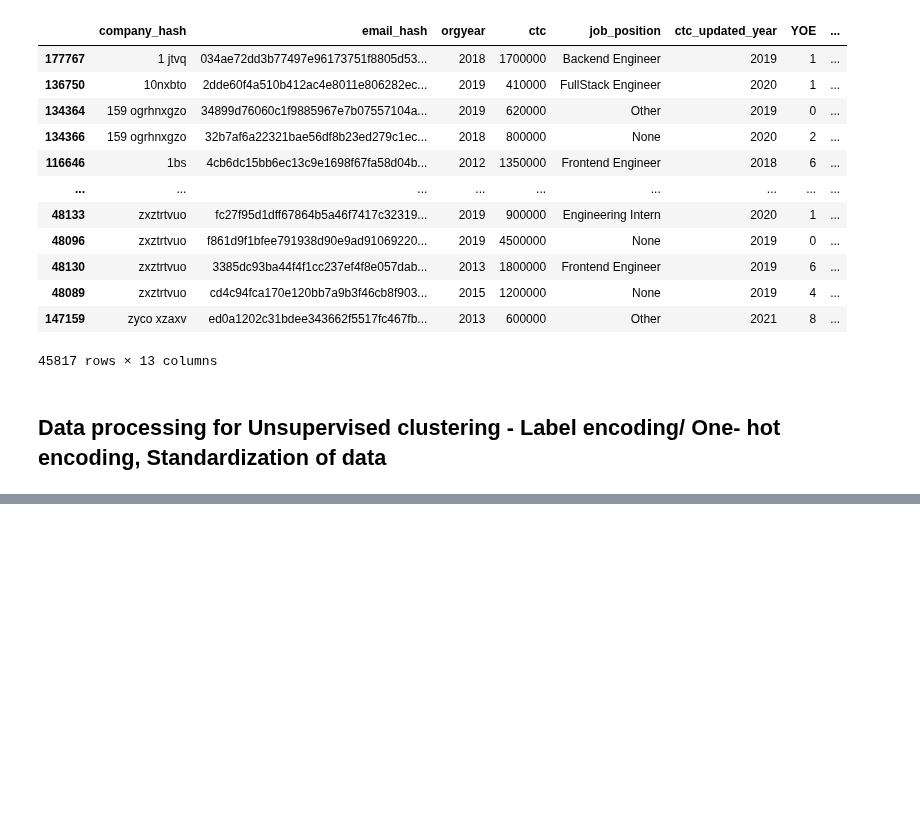
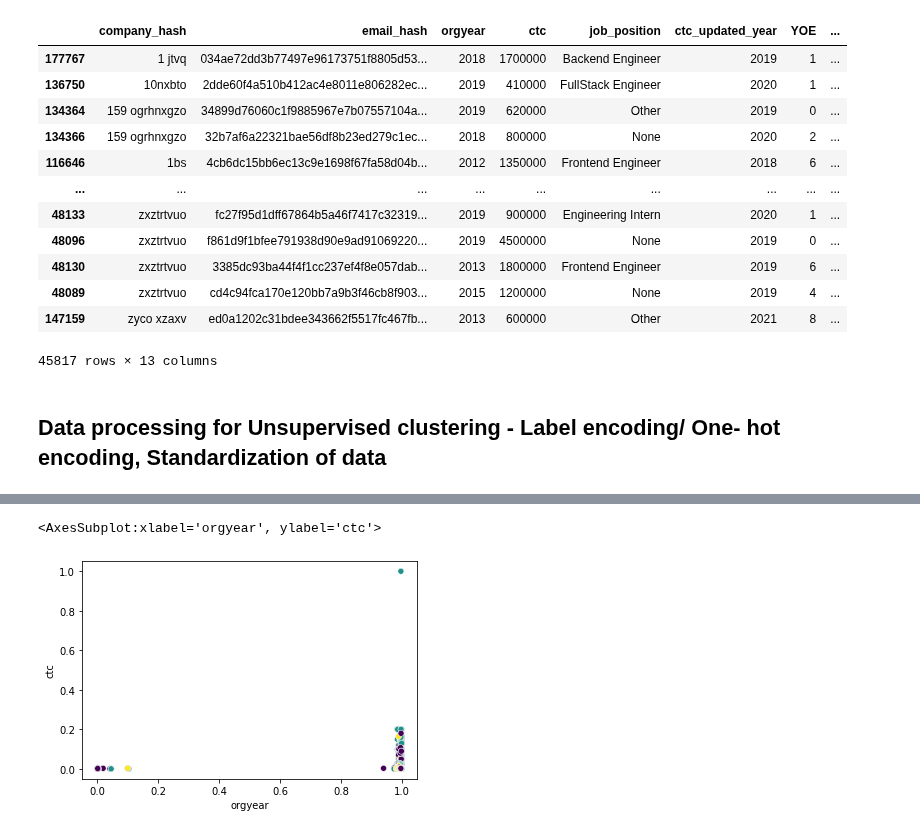
Before and after one commit to anidec25/Linear-Regression, a Jupyter notebook: clustering/scalar.ipynb, the cells around one changed output, grey strips where cells are left out. Saved outputs shown, nothing was run; the diff lists cells and outputs as text; code cells hidden in the pictures; blank space fills up the shorter version.

```diff
--- a/clustering/scalar.ipynb
+++ b/clustering/scalar.ipynb
@@ -829,0 +945,6 @@ df_agg.sort_values(by=['company_hash'],ascending=True)
+# %%
+
+sns.scatterplot(clusters['orgyear'],clusters['ctc'], c=clusters['label'])
+# %% [output]
+<AxesSubplot:xlabel='orgyear', ylabel='ctc'>
+[figure, added]
```
Also changed, not shown: parts of 32 cells of this notebook.
